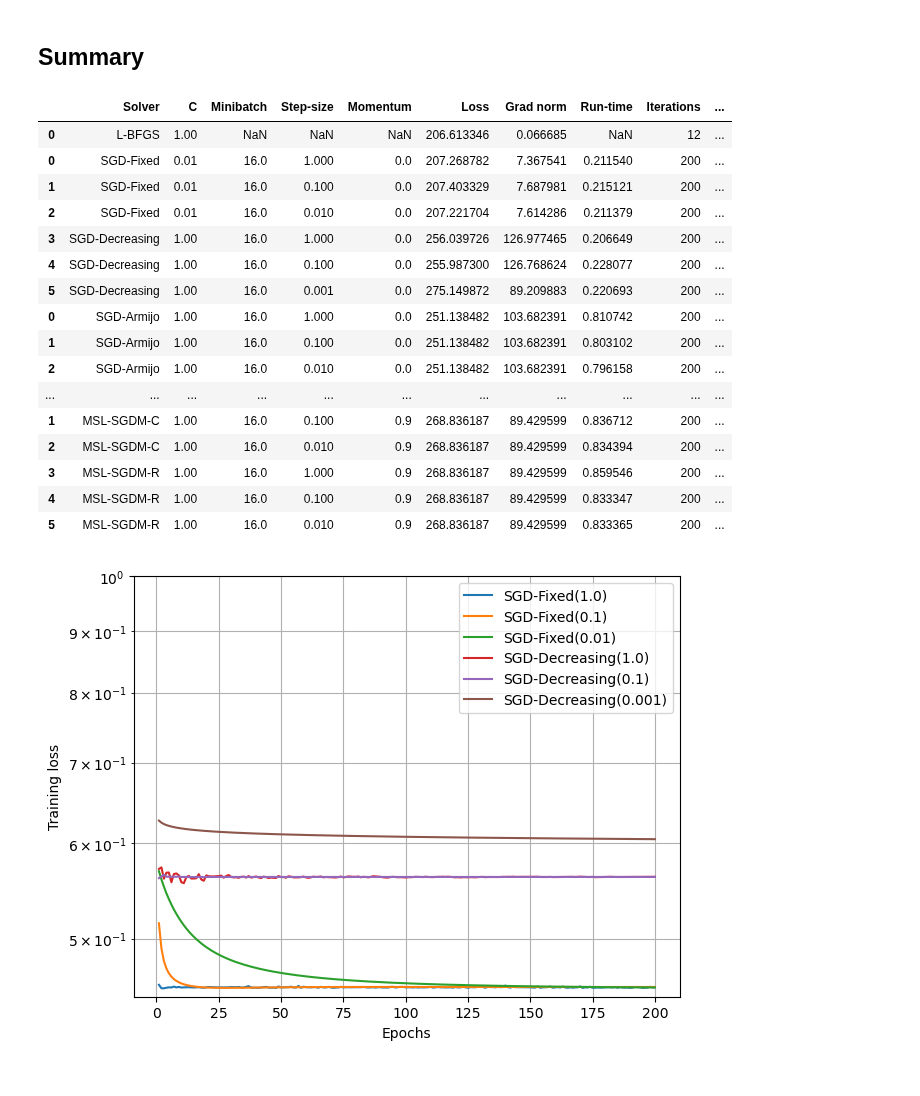
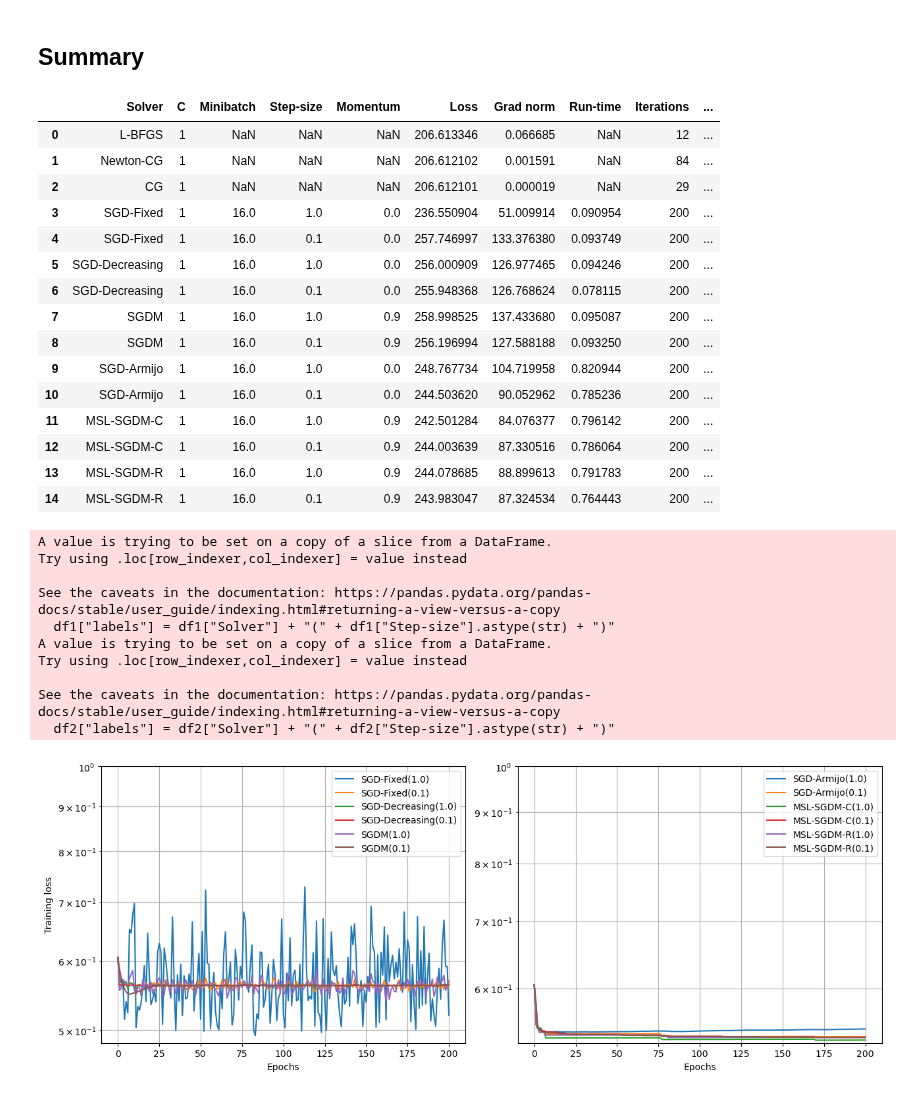
Before and after one commit to david-inf/SGD-and-LS, a Jupyter notebook: py/main.ipynb, the cells around one changed output. Saved outputs shown, nothing was run; the diff lists cells and outputs as text; code cells hidden in the pictures.

Commit message:
Added tests

```diff
--- a/py/main.ipynb
+++ b/py/main.ipynb
@@ -400,9 +511,9 @@ pd.concat([optim_bench(benchmarkBank).drop(columns={"Solution", "Loss/Epochs"}),
 # Breast cancer dataset
 # %%
 # SGD-Fixed
-sgdBreast_fixed1 = LogisticRegression(solver="SGD-Fixed", C=0.01, minibatch=16, epochs=200).fit(w0Breast, X_train_breast, y_train_breast, X_test_breast, y_test_breast, step_size=1)
-sgdBreast_fixed2 = LogisticRegression(solver="SGD-Fixed", C=0.01, minibatch=16, epochs=200).fit(w0Breast, X_train_breast, y_train_breast, X_test_breast, y_test_breast, step_size=0.1)
-sgdBreast_fixed3 = LogisticRegression(solver="SGD-Fixed", C=0.01, minibatch=16, epochs=200).fit(w0Breast, X_train_breast, y_train_breast, X_test_breast, y_test_breast, step_size=0.01)
+sgdBreast_fixed1 = LogisticRegression(solver="SGD-Fixed", C=1, minibatch=16, epochs=200).fit(w0Breast, X_train_breast, y_train_breast, X_test_breast, y_test_breast, step_size=1)
+sgdBreast_fixed2 = LogisticRegression(solver="SGD-Fixed", C=1, minibatch=16, epochs=200).fit(w0Breast, X_train_breast, y_train_breast, X_test_breast, y_test_breast, step_size=0.1)
+#sgdBreast_fixed3 = LogisticRegression(solver="SGD-Fixed", C=0.01, minibatch=16, epochs=200).fit(w0Breast, X_train_breast, y_train_breast, X_test_breast, y_test_breast, step_size=0.01)
 # %%
 # SGD-Decreasing
 sgdBreast_decre1 = LogisticRegression(solver="SGD-Decreasing", C=1, minibatch=16, epochs=200).fit(w0Breast, X_train_breast, y_train_breast, X_test_breast, y_test_breast, step_size=1)
@@ -431,2 +542,3 @@ mslrBreast_3 = LogisticRegression(solver="MSL-SGDM-R", C=1, minibatch=16, epochs
 # %%
-modelsBreast_data1 = optim_data([sgdBreast_fixed1, sgdBreast_fixed2, sgdBreast_fixed3, sgdBreast_decre1, sgdBreast_decre2, sgdBreast_decre3])
+modelsBreast_data = optim_data([sgdBreast_fixed1, sgdBreast_fixed2, sgdBreast_decre1, sgdBreast_decre2, sgdmBreast_1, sgdmBreast_2,
+                                sgdBreast_armijo1, sgdBreast_armijo2, mslcBreast_1, mslcBreast_2, mslrBreast_1, mslrBreast_2])
@@ -439,27 +545,35 @@ modelsBreast_data4 = optim_data([mslcBreast_1, mslcBreast_2, mslcBreast_3, mslrB
 # %% [markdown]
 ## Summary
 # %%
-pd.concat([optim_bench(benchmarkBreast).drop(columns={"Solution", "Loss/Epochs"}),
-          pd.concat([modelsBreast_data1, modelsBreast_data2, modelsBreast_data3, modelsBreast_data4]).drop(columns={"Solution", "Loss/Epochs"})])
+models_summary(modelsBreast_data, benchBreast_data)
 # %% [output]
 |  | Solver | C | Minibatch | Step-size | Momentum | Loss | Grad norm | Run-time | Iterations | ... |
-| 0 | L-BFGS | 1.00 | NaN | NaN | NaN | 206.613346 | 0.066685 | NaN | 12 | ... |
-| 0 | SGD-Fixed | 0.01 | 16.0 | 1.000 | 0.0 | 207.268782 | 7.367541 | 0.211540 | 200 | ... |
-| 1 | SGD-Fixed | 0.01 | 16.0 | 0.100 | 0.0 | 207.403329 | 7.687981 | 0.215121 | 200 | ... |
-| 2 | SGD-Fixed | 0.01 | 16.0 | 0.010 | 0.0 | 207.221704 | 7.614286 | 0.211379 | 200 | ... |
-| 3 | SGD-Decreasing | 1.00 | 16.0 | 1.000 | 0.0 | 256.039726 | 126.977465 | 0.206649 | 200 | ... |
-| 4 | SGD-Decreasing | 1.00 | 16.0 | 0.100 | 0.0 | 255.987300 | 126.768624 | 0.228077 | 200 | ... |
-| 5 | SGD-Decreasing | 1.00 | 16.0 | 0.001 | 0.0 | 275.149872 | 89.209883 | 0.220693 | 200 | ... |
-| 0 | SGD-Armijo | 1.00 | 16.0 | 1.000 | 0.0 | 251.138482 | 103.682391 | 0.810742 | 200 | ... |
-| 1 | SGD-Armijo | 1.00 | 16.0 | 0.100 | 0.0 | 251.138482 | 103.682391 | 0.803102 | 200 | ... |
-| 2 | SGD-Armijo | 1.00 | 16.0 | 0.010 | 0.0 | 251.138482 | 103.682391 | 0.796158 | 200 | ... |
-| ... | ... | ... | ... | ... | ... | ... | ... | ... | ... | ... |
-| 1 | MSL-SGDM-C | 1.00 | 16.0 | 0.100 | 0.9 | 268.836187 | 89.429599 | 0.836712 | 200 | ... |
-| 2 | MSL-SGDM-C | 1.00 | 16.0 | 0.010 | 0.9 | 268.836187 | 89.429599 | 0.834394 | 200 | ... |
-| 3 | MSL-SGDM-R | 1.00 | 16.0 | 1.000 | 0.9 | 268.836187 | 89.429599 | 0.859546 | 200 | ... |
-| 4 | MSL-SGDM-R | 1.00 | 16.0 | 0.100 | 0.9 | 268.836187 | 89.429599 | 0.833347 | 200 | ... |
-| 5 | MSL-SGDM-R | 1.00 | 16.0 | 0.010 | 0.9 | 268.836187 | 89.429599 | 0.833365 | 200 | ... |
+| 0 | L-BFGS | 1 | NaN | NaN | NaN | 206.613346 | 0.066685 | NaN | 12 | ... |
+| 1 | Newton-CG | 1 | NaN | NaN | NaN | 206.612102 | 0.001591 | NaN | 84 | ... |
+| 2 | CG | 1 | NaN | NaN | NaN | 206.612101 | 0.000019 | NaN | 29 | ... |
+| 3 | SGD-Fixed | 1 | 16.0 | 1.0 | 0.0 | 236.550904 | 51.009914 | 0.090954 | 200 | ... |
+| 4 | SGD-Fixed | 1 | 16.0 | 0.1 | 0.0 | 257.746997 | 133.376380 | 0.093749 | 200 | ... |
+| 5 | SGD-Decreasing | 1 | 16.0 | 1.0 | 0.0 | 256.000909 | 126.977465 | 0.094246 | 200 | ... |
+| 6 | SGD-Decreasing | 1 | 16.0 | 0.1 | 0.0 | 255.948368 | 126.768624 | 0.078115 | 200 | ... |
+| 7 | SGDM | 1 | 16.0 | 1.0 | 0.9 | 258.998525 | 137.433680 | 0.095087 | 200 | ... |
+| 8 | SGDM | 1 | 16.0 | 0.1 | 0.9 | 256.196994 | 127.588188 | 0.093250 | 200 | ... |
+| 9 | SGD-Armijo | 1 | 16.0 | 1.0 | 0.0 | 248.767734 | 104.719958 | 0.820944 | 200 | ... |
+| 10 | SGD-Armijo | 1 | 16.0 | 0.1 | 0.0 | 244.503620 | 90.052962 | 0.785236 | 200 | ... |
+| 11 | MSL-SGDM-C | 1 | 16.0 | 1.0 | 0.9 | 242.501284 | 84.076377 | 0.796142 | 200 | ... |
+| 12 | MSL-SGDM-C | 1 | 16.0 | 0.1 | 0.9 | 244.003639 | 87.330516 | 0.786064 | 200 | ... |
+| 13 | MSL-SGDM-R | 1 | 16.0 | 1.0 | 0.9 | 244.078685 | 88.899613 | 0.791783 | 200 | ... |
+| 14 | MSL-SGDM-R | 1 | 16.0 | 0.1 | 0.9 | 243.983047 | 87.324534 | 0.764443 | 200 | ... |
 # %%
-diagnostic(modelsBreast_data1)
+diagnostic(modelsBreast_data)
 # %% [output]
+A value is trying to be set on a copy of a slice from a DataFrame.
+Try using .loc[row_indexer,col_indexer] = value instead
+
+See the caveats in the documentation: https://pandas.pydata.org/pandas-docs/stable/user_guide/indexing.html#returning-a-view-versus-a-copy
+  df1["labels"] = df1["Solver"] + "(" + df1["Step-size"].astype(str) + ")"
+A value is trying to be set on a copy of a slice from a DataFrame.
+Try using .loc[row_indexer,col_indexer] = value instead
+
+See the caveats in the documentation: https://pandas.pydata.org/pandas-docs/stable/user_guide/indexing.html#returning-a-view-versus-a-copy
+  df2["labels"] = df2["Solver"] + "(" + df2["Step-size"].astype(str) + ")"
-[figure, old version]
+[figure, new version]
```
Also changed, not shown: parts of 34 cells of this notebook, 11 other files.
